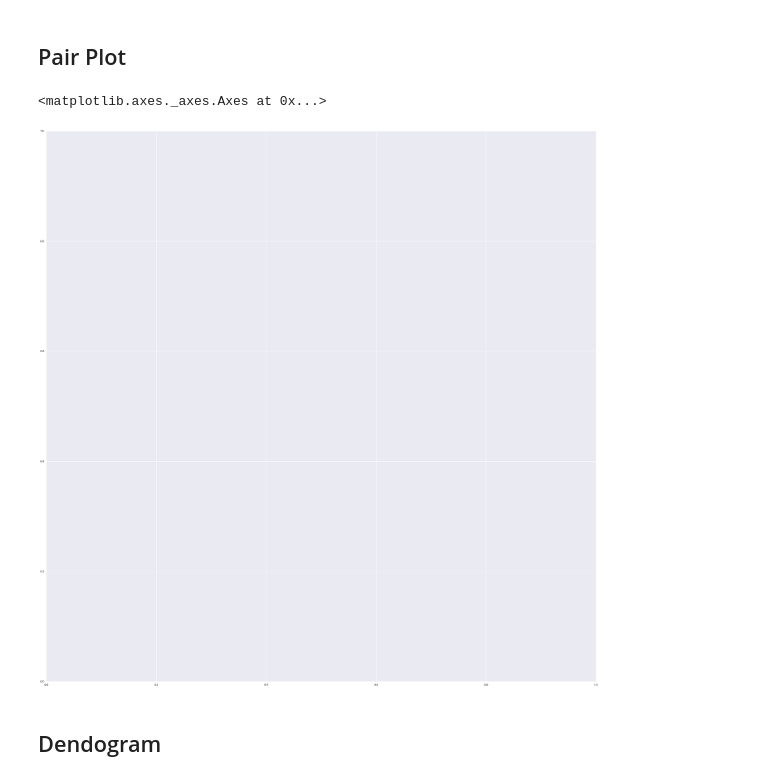
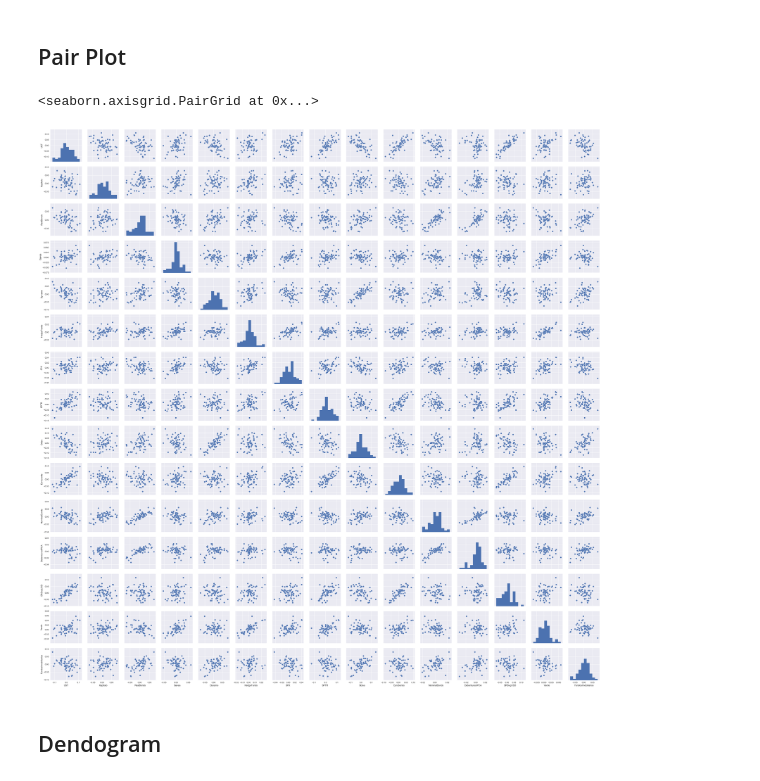
Before and after one commit to pedrobraz1990/EcoSeriesFinMoni, a Jupyter notebook: PCA - Excess Returns.ipynb, the cells around one changed output. Drawn from its saved outputs; the diff is of its cells as text; code cells hidden in the pictures.

```diff
--- a/PCA - Excess Returns.ipynb
+++ b/PCA - Excess Returns.ipynb
@@ -151,13 +177,13 @@ plt.ylabel('Excess Return', fontsize=12)
 # %%
 sns.pairplot(EReturns.dropna(how='any'))
 # savefig(os.path.join(pathname,'pairplot.png'))
 
-plt.figure(1, figsize=(4, 3))
-plt.clf()
-plt.axes([.2, .2, .7, .7])
+# plt.figure(1, figsize=(4, 3))
+# plt.clf()
+# plt.axes([.2, .2, .7, .7])
 # %% [output]
-<matplotlib.axes._axes.Axes at 0x...>
+<seaborn.axisgrid.PairGrid at 0x...>
-[figure, old version]
+[figure, new version]
 # %% [markdown]
 ## Dendogram
 # %%
```
Also changed, not shown: parts of 3 cells of this notebook, 3 other files.
